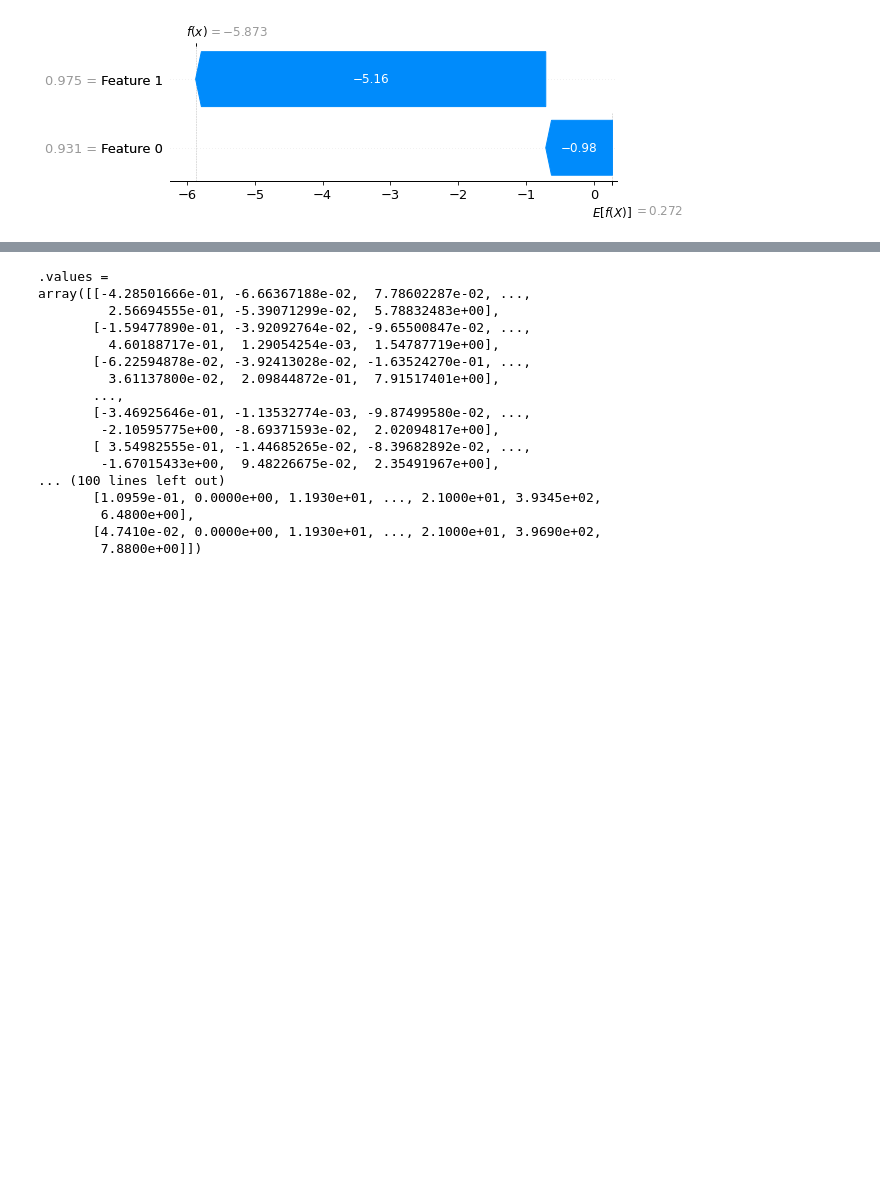
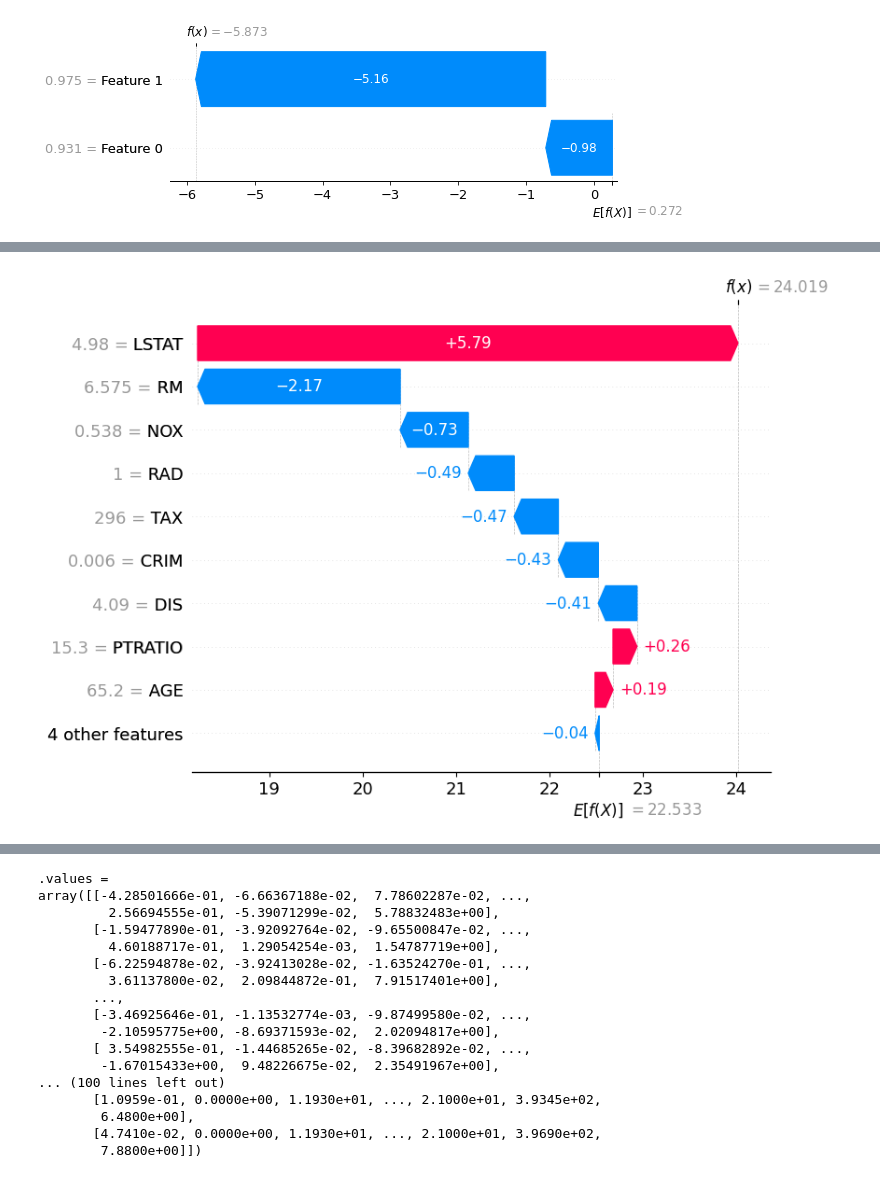
Before and after one commit to VVER0114/MLlearning, a Jupyter notebook: 第七章 集成学习.ipynb, the cells around one changed output, grey strips where cells are left out. Saved outputs shown, nothing was run; the diff lists cells and outputs as text; code cells hidden in the pictures; blank space fills up the shorter version.

```diff
--- a/第七章 集成学习.ipynb
+++ b/第七章 集成学习.ipynb
@@ -163,3 +163,11 @@ shap.plots.waterfall(shap_values[0])
+# %%
+explainer = shap.TreeExplainer(model)
+shap_values = explainer(X)
+
+# visualize the first prediction's explanation
+shap.plots.waterfall(shap_values[0])
+# %% [output]
+[figure, added]
 # %%
 # visualize the first prediction's explanation with a force plot
 shap.initjs()
```
Also changed, not shown: parts of 3 cells of this notebook, 2 other files.
